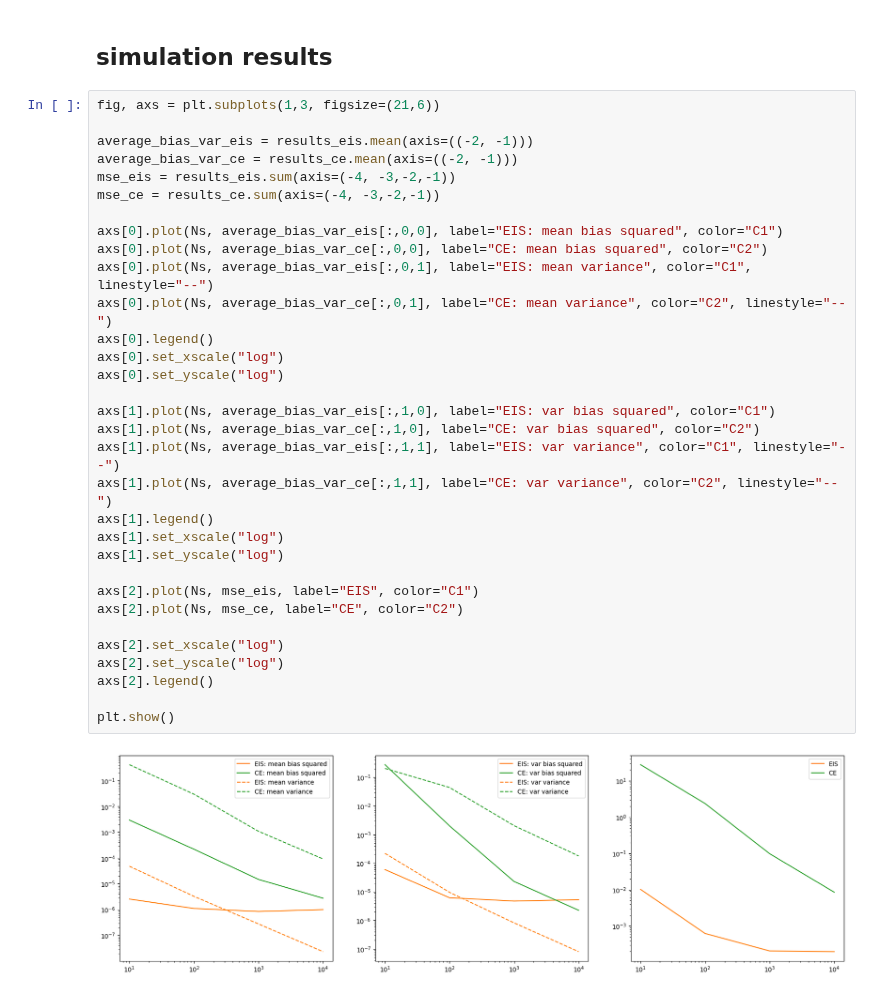
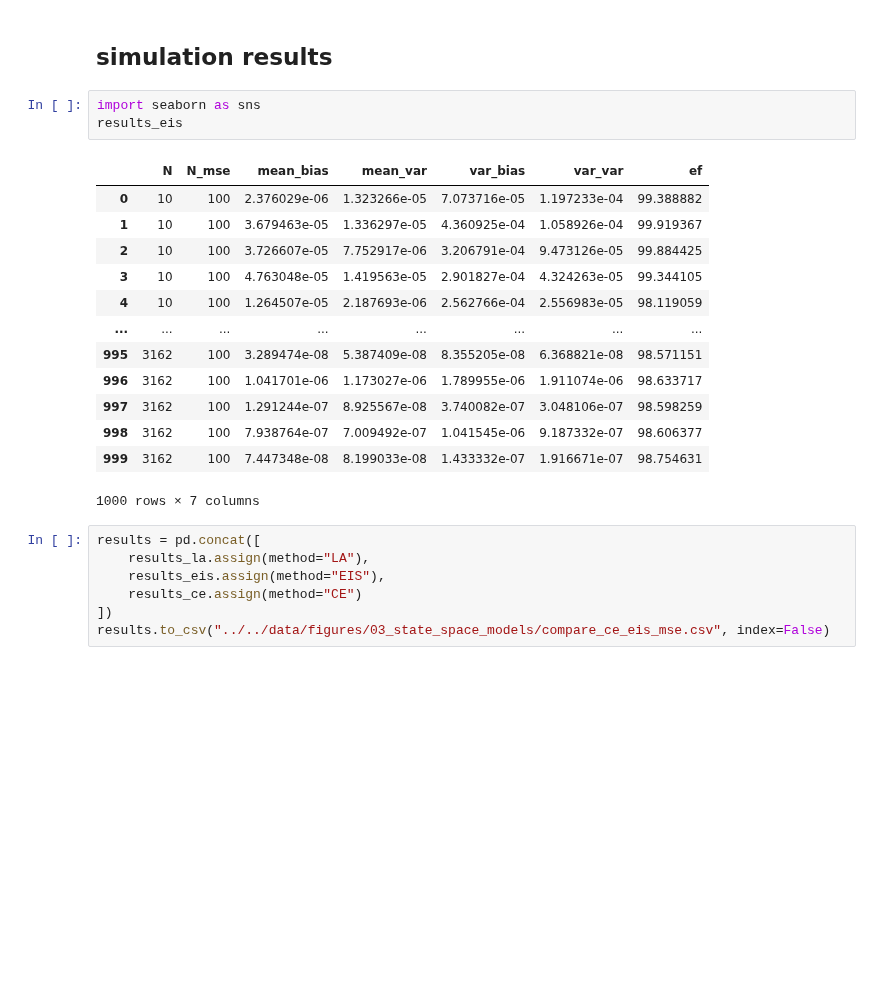
Before and after one commit to stefanheyder/dissertation, a Jupyter notebook: code/03_state_space_models/compare_ce_eis_mse.ipynb, the cells around one changed output. Saved outputs shown, nothing was run; the diff lists cells and outputs as text; blank space fills up the shorter version.

```diff
--- a/code/03_state_space_models/compare_ce_eis_mse.ipynb
+++ b/code/03_state_space_models/compare_ce_eis_mse.ipynb
@@ -179,36 +251,26 @@ plt.show()
 # %% [markdown]
 ## simulation results
-# %%
-fig, axs = plt.subplots(1,3, figsize=(21,6))
-
-average_bias_var_eis = results_eis.mean(axis=((-2, -1)))
-average_bias_var_ce = results_ce.mean(axis=((-2, -1)))
-mse_eis = results_eis.sum(axis=(-4, -3,-2,-1))
-mse_ce = results_ce.sum(axis=(-4, -3,-2,-1))
-
-axs[0].plot(Ns, average_bias_var_eis[:,0,0], label="EIS: mean bias squared", color="C1")
-axs[0].plot(Ns, average_bias_var_ce[:,0,0], label="CE: mean bias squared", color="C2")
-axs[0].plot(Ns, average_bias_var_eis[:,0,1], label="EIS: mean variance", color="C1", linestyle="--")
-axs[0].plot(Ns, average_bias_var_ce[:,0,1], label="CE: mean variance", color="C2", linestyle="--")
-axs[0].legend()
-axs[0].set_xscale("log")
-axs[0].set_yscale("log")
-
-axs[1].plot(Ns, average_bias_var_eis[:,1,0], label="EIS: var bias squared", color="C1")
-axs[1].plot(Ns, average_bias_var_ce[:,1,0], label="CE: var bias squared", color="C2")
-axs[1].plot(Ns, average_bias_var_eis[:,1,1], label="EIS: var variance", color="C1", linestyle="--")
-axs[1].plot(Ns, average_bias_var_ce[:,1,1], label="CE: var variance", color="C2", linestyle="--")
-axs[1].legend()
-axs[1].set_xscale("log")
-axs[1].set_yscale("log")
-
-axs[2].plot(Ns, mse_eis, label="EIS", color="C1")
-axs[2].plot(Ns, mse_ce, label="CE", color="C2")
-
-axs[2].set_xscale("log")
-axs[2].set_yscale("log")
-axs[2].legend()
-
-plt.show()
-# %% [output]
-[figure, removed]
+# %%
+import seaborn as sns
+results_eis
+# %% [output]
+|  | N | N_mse | mean_bias | mean_var | var_bias | var_var | ef |
+| 0 | 10 | 100 | 2.376029e-06 | 1.323266e-05 | 7.073716e-05 | 1.197233e-04 | 99.388882 |
+| 1 | 10 | 100 | 3.679463e-05 | 1.336297e-05 | 4.360925e-04 | 1.058926e-04 | 99.919367 |
+| 2 | 10 | 100 | 3.726607e-05 | 7.752917e-06 | 3.206791e-04 | 9.473126e-05 | 99.884425 |
+| 3 | 10 | 100 | 4.763048e-05 | 1.419563e-05 | 2.901827e-04 | 4.324263e-05 | 99.344105 |
+| 4 | 10 | 100 | 1.264507e-05 | 2.187693e-06 | 2.562766e-04 | 2.556983e-05 | 98.119059 |
+| ... | ... | ... | ... | ... | ... | ... | ... |
+| 995 | 3162 | 100 | 3.289474e-08 | 5.387409e-08 | 8.355205e-08 | 6.368821e-08 | 98.571151 |
+| 996 | 3162 | 100 | 1.041701e-06 | 1.173027e-06 | 1.789955e-06 | 1.911074e-06 | 98.633717 |
+| 997 | 3162 | 100 | 1.291244e-07 | 8.925567e-08 | 3.740082e-07 | 3.048106e-07 | 98.598259 |
+| 998 | 3162 | 100 | 7.938764e-07 | 7.009492e-07 | 1.041545e-06 | 9.187332e-07 | 98.606377 |
+| 999 | 3162 | 100 | 7.447348e-08 | 8.199033e-08 | 1.433332e-07 | 1.916671e-07 | 98.754631 |
+1000 rows × 7 columns
+# %%
+results = pd.concat([
+    results_la.assign(method="LA"),
+    results_eis.assign(method="EIS"),
+    results_ce.assign(method="CE")
+])
+results.to_csv("../../data/figures/03_state_space_models/compare_ce_eis_mse.csv", index=False)
```
Also changed, not shown: parts of 14 cells of this notebook, 5 other files.
